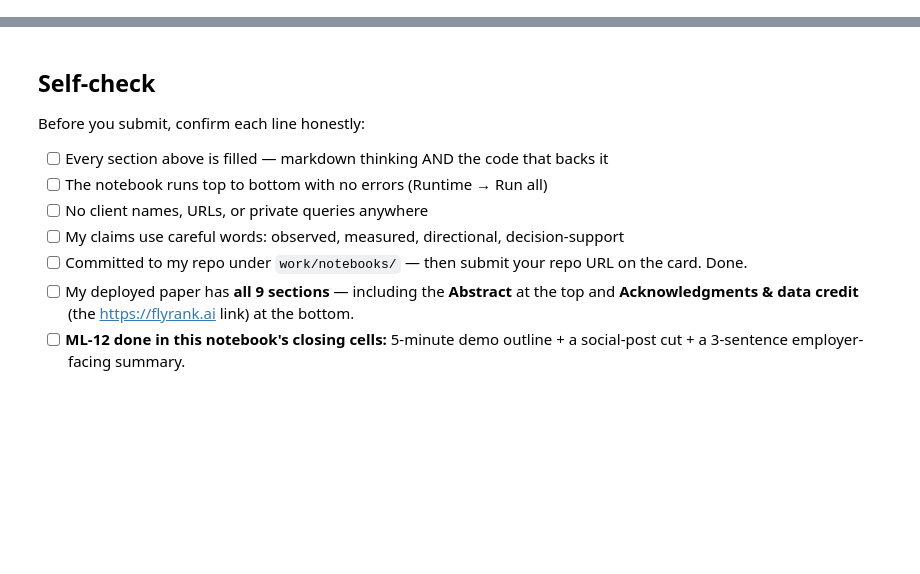
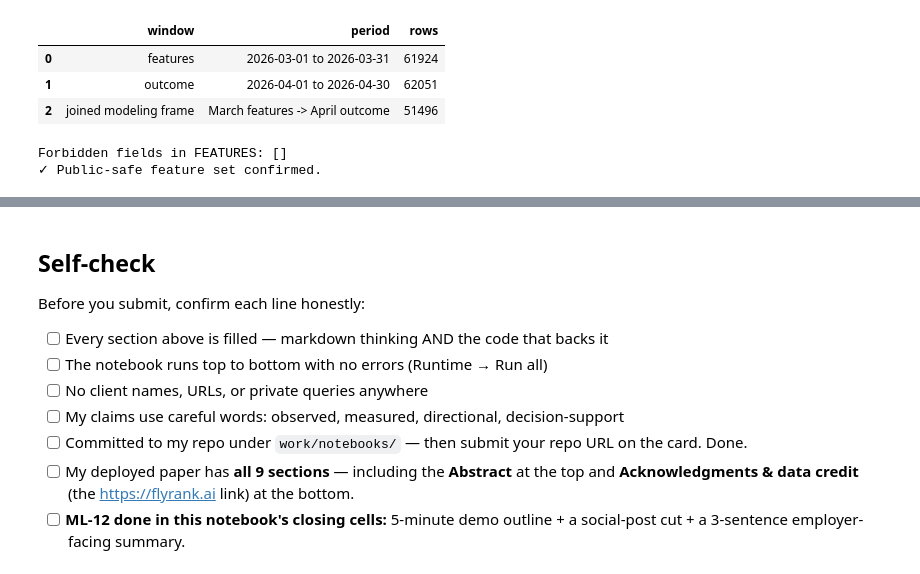
Before and after one commit to ShamKottish/FlyRankML, a Jupyter notebook: work/notebooks/capstone.ipynb, the cells around one changed output, grey strips where cells are left out. Saved outputs shown, nothing was run; the diff lists cells and outputs as text; code cells hidden in the pictures; blank space fills up the shorter version.

```diff
--- a/work/notebooks/capstone.ipynb
+++ b/work/notebooks/capstone.ipynb
@@ -36,0 +519,47 @@ This skeleton is yours to fill. Work the sections **in order** — each one has
+# %%
+data_audit = pd.DataFrame([
+    {
+        "window": "features",
+        "period": "2026-03-01 to 2026-03-31",
+        "rows": len(march),
+    },
+    {
+        "window": "outcome",
+        "period": "2026-04-01 to 2026-04-30",
+        "rows": len(april),
+    },
+    {
+        "window": "joined modeling frame",
+        "period": "March features -> April outcome",
+        "rows": len(model_df),
+    },
+])
+
+display(data_audit)
+
+forbidden_features = {
+    "client_hash_id",
+    "content_hash_id",
+    "outcome_impressions",
+    "outcome_ctr",
+    "outcome_avg_position",
+    "outcome_ctr_gap_pp",
+    "opportunity_proxy",
+}
+
+accidental = sorted(
+    forbidden_features.intersection(FEATURES)
+)
+
+print("Forbidden fields in FEATURES:", accidental)
+
+assert accidental == []
+
+print("✓ Public-safe feature set confirmed.")
+# %% [output]
+|  | window | period | rows |
+| 0 | features | 2026-03-01 to 2026-03-31 | 61924 |
+| 1 | outcome | 2026-04-01 to 2026-04-30 | 62051 |
+| 2 | joined modeling frame | March features -> April outcome | 51496 |
+Forbidden fields in FEATURES: []
+✓ Public-safe feature set confirmed.
```
Also changed, not shown: parts of 30 cells of this notebook.
